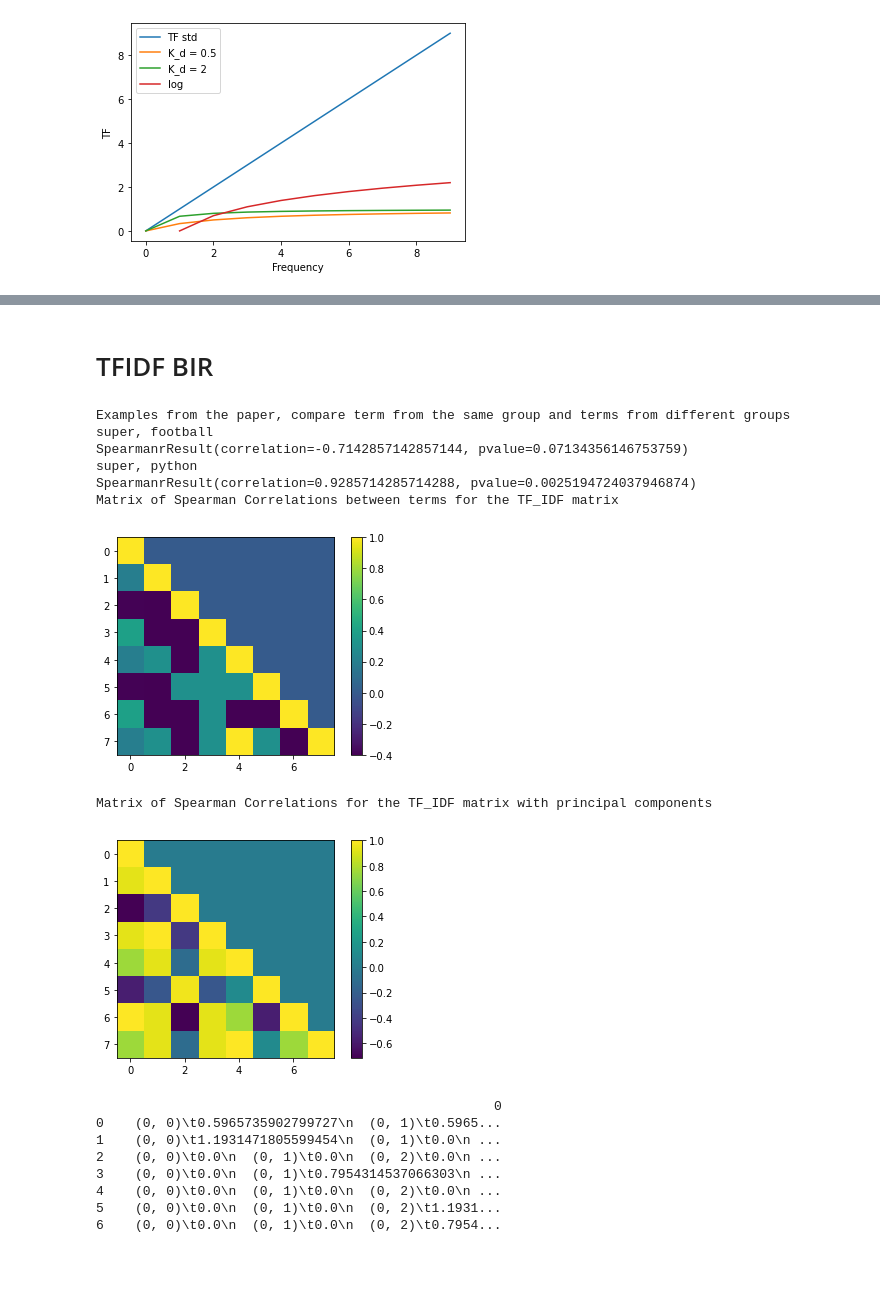
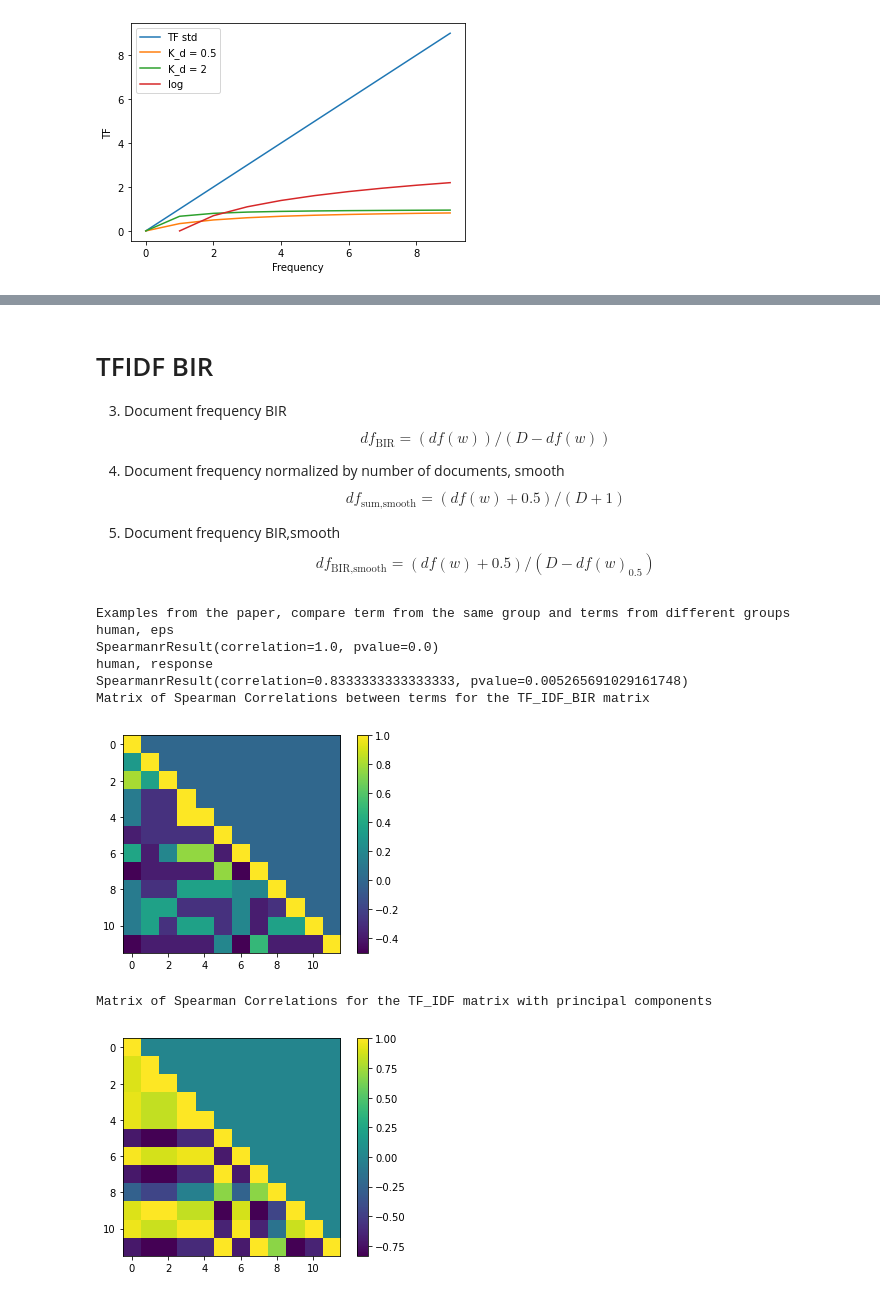
Before and after one commit to vaishakhi1/LSA-intro, a Jupyter notebook: LSA.ipynb, the cells around one changed output, grey strips where cells are left out. Saved outputs shown, nothing was run; the diff lists cells and outputs as text; code cells hidden in the pictures; blank space fills up the shorter version.

```diff
--- a/LSA.ipynb
+++ b/LSA.ipynb
@@ -452,4 +418,8 @@ Matrix of Spearman Correlations for the Standard matrix with principal component
 # %%
+
+tf_sum = tf_matrix('sum')
+
+
 k =2
 U,s,Vt = svds(tf_sum,k=k)
 # print(np.transpose(Vt))
@@ -464,7 +434,7 @@ tf_hat = np.matmul(np.matmul(U,np.diag(s)),Vt)
 # print(pd.DataFrame(tf_hat, columns = new_list))
 y, rho =stats.spearmanr(tf_hat[:,2], tf_hat[:,4])
 # print(y)
-n1 = 0#1
+n1 = 1#1
 n2 = 2#7
 n3 = 3#9
 
@@ -503,7 +473,7 @@ for i in range(N_i):
 #         t,r = stats.spearmanr(tf_mat[i,:], tf_mat[j,:])
 #         corr_raw[i][j] = t
 
-
+print_mat(tf_sum,list(range(N_d)),new_list)
 print('Matrix of Spearman Correlations between terms for the TF_sum matrix')
 plt.imshow(corr_raw,cmap='viridis')
 plt.colorbar()
@@ -527,4 +512,6 @@ Matrix of Spearman Correlations for the TF_sum matrix with principal components
 # %%
+tf_max = tf_matrix('max')
+
 k =2
 U,s,Vt = svds(tf_max,k=k)
 # print(np.transpose(Vt))
@@ -539,7 +526,7 @@ tf_hat = np.matmul(np.matmul(U,np.diag(s)),Vt)
 # print(pd.DataFrame(tf_hat, columns = new_list))
 y, rho =stats.spearmanr(tf_hat[:,2], tf_hat[:,4])
 # print(y)
-n1 = 0#1
+n1 = 1#1
 n2 = 2#7
 n3 = 3#9
 
@@ -601,4 +592,7 @@ Matrix of Spearman Correlations for the TF_max matrix with principal components
 # %%
+
+tf_log = tf_matrix('log')
+
 k =2
 U,s,Vt = svds(tf_log,k=k)
 # print(np.transpose(Vt))
@@ -613,7 +607,7 @@ tf_hat = np.matmul(np.matmul(U,np.diag(s)),Vt)
 # print(pd.DataFrame(tf_hat, columns = new_list))
 y, rho =stats.spearmanr(tf_hat[:,2], tf_hat[:,4])
 # print(y)
-n1 = 0#1
+n1 = 1#1
 n2 = 2#7
 n3 = 3#9
 
@@ -675,4 +775,7 @@ Matrix of Spearman Correlations for the TF_log matrix with principal components
 # %%
+
+tf_idf = tfidf_matrix('std')
+
 k =2
 U,s,Vt = svds(tf_idf,k=k)
 # print(np.transpose(Vt))
@@ -687,7 +790,7 @@ tf_hat = np.matmul(np.matmul(U,np.diag(s)),Vt)
 # print(pd.DataFrame(tf_hat, columns = new_list))
 y, rho =stats.spearmanr(tf_hat[:,2], tf_hat[:,4])
 # print(y)
-n1 = 0#1
+n1 = 1#1
 n2 = 2#7
 n3 = 3#9
 
@@ -734,7 +837,5 @@ print('Matrix of Spearman Correlations for the TF_IDF matrix with principal comp
 plt.imshow(corr,cmap='viridis')
 plt.colorbar()
 plt.show()
-
-print_mat(tf_idf)
 # %% [output]
 Examples from the paper, compare term from the same group and terms from different groups
@@ -757,6 +850,21 @@ Matrix of Spearman Correlations for the TF_IDF matrix with principal components
 # %% [markdown]
 # TFIDF BIR
+
+
+
+3) Document frequency BIR
+$$df_{\text{BIR}} = (df(w))/(D-df(w))$$
+
+3) Document frequency normalized by number of documents, smooth
+$$df_{\text{sum,smooth}} = (df(w)+0.5)/(D+1)$$
+
+
+3) Document frequency BIR,smooth
+$$df_{\text{BIR,smooth}} = (df(w) + 0.5)/(D-df(w)_0.5)$$
 # %%
+
+tf_idf_bir = tfidf_matrix('bir')
+
 k =2
 U,s,Vt = svds(tf_idf_bir,k=k)
 # print(np.transpose(Vt))
@@ -770,7 +878,7 @@ kmeans = KMeans(n_clusters=k, random_state=0).fit(U)
 tf_hat = np.matmul(np.matmul(U,np.diag(s)),Vt)
 # print(pd.DataFrame(tf_hat, columns = new_list))
 y, rho =stats.spearmanr(tf_hat[:,2], tf_hat[:,4])
-n1 = 0#1
+n1 = 1#1
 n2 = 2#7
 n3 = 3#9
 
@@ -792,48 +900,38 @@ for i in range(N_i):
 
 for i in range(N_i):
     for j in range(i+1):
         t,r = stats.spearmanr(tf_mat[:,i], tf_mat[:,j])
         corr_raw[i][j] = t
 
 
 # N_i = N_d
 # corr_raw = np.zeros([N_i,N_i])
 # for i in range(N_i):
 #     for j in range(i+1):
 #         t,r = stats.spearmanr(tf_hat[i,:], tf_hat[j,:])
 #         corr[i][j] = t
 # corr = np.zeros([N_i,N_i])
 # for i in range(N_i):
 #     for j in range(i+1):
 #         t,r = stats.spearmanr(tf_mat[i,:], tf_mat[j,:])
 #         corr_raw[i][j] = t
 
 
-print('Matrix of Spearman Correlations between terms for the TF_IDF matrix')
+print('Matrix of Spearman Correlations between terms for the TF_IDF_BIR matrix')
 plt.imshow(corr_raw,cmap='viridis')
 plt.colorbar()
 plt.show()
 print('Matrix of Spearman Correlations for the TF_IDF matrix with principal components')
 plt.imshow(corr,cmap='viridis')
 plt.colorbar()
 plt.show()
-
-print_mat(tf_idf)
 # %% [output]
 Examples from the paper, compare term from the same group and terms from different groups
-super, football
-SpearmanrResult(correlation=-0.7142857142857144, pvalue=0.07134356146753759)
-super, python
-SpearmanrResult(correlation=0.9285714285714288, pvalue=0.0025194724037946874)
-Matrix of Spearman Correlations between terms for the TF_IDF matrix
+human, eps
+SpearmanrResult(correlation=1.0, pvalue=0.0)
+human, response
+SpearmanrResult(correlation=0.8333333333333333, pvalue=0.005265691029161748)
+Matrix of Spearman Correlations between terms for the TF_IDF_BIR matrix
-[figure, old version]
+[figure, new version]
 Matrix of Spearman Correlations for the TF_IDF matrix with principal components
-[figure, old version]
+[figure, new version]
-                                                   0
-0    (0, 0)\t0.5965735902799727\n  (0, 1)\t0.5965...
-1    (0, 0)\t1.1931471805599454\n  (0, 1)\t0.0\n ...
-2    (0, 0)\t0.0\n  (0, 1)\t0.0\n  (0, 2)\t0.0\n ...
-3    (0, 0)\t0.0\n  (0, 1)\t0.7954314537066303\n ...
-4    (0, 0)\t0.0\n  (0, 1)\t0.0\n  (0, 2)\t0.0\n ...
-5    (0, 0)\t0.0\n  (0, 1)\t0.0\n  (0, 2)\t1.1931...
-6    (0, 0)\t0.0\n  (0, 1)\t0.0\n  (0, 2)\t0.7954...
```
Also changed, not shown: parts of 25 cells of this notebook.
